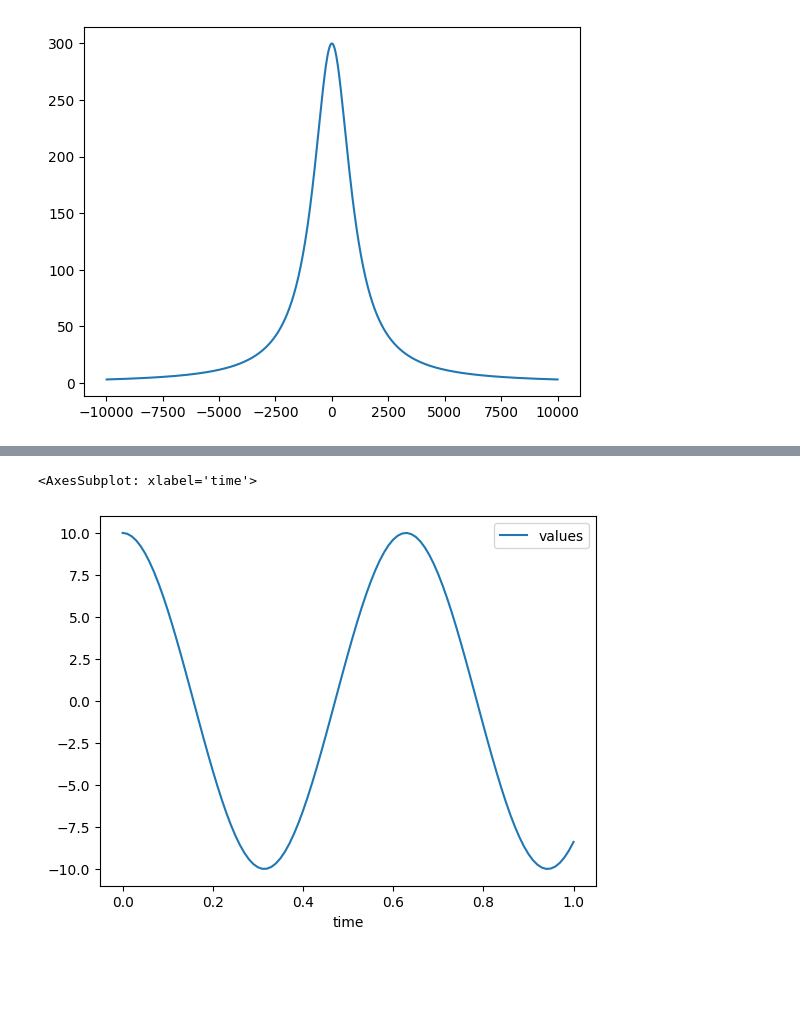
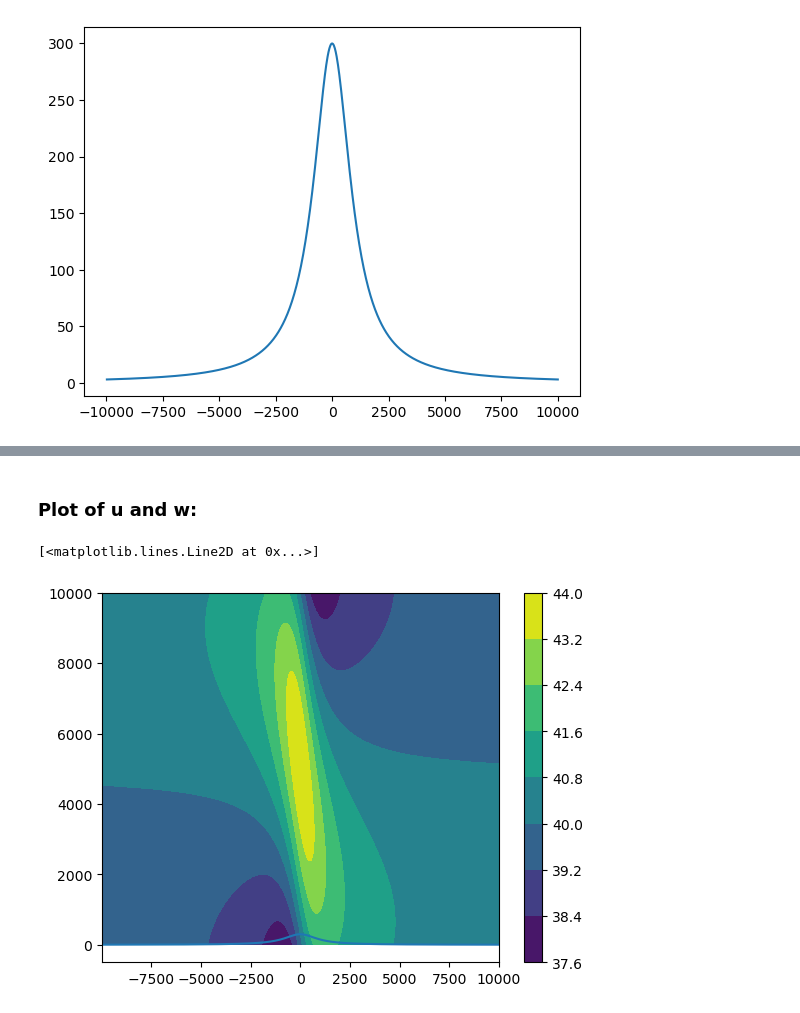
Before and after one commit to MomoInSpace/tlab_Tutorial, a Jupyter notebook: src/06_MetMod_programming/sheet2/Sheet2.ipynb, the cells around one changed output, grey strips where cells are left out. Drawn from its saved outputs; the diff is of its cells as text; code cells hidden in the pictures; blank space fills up the shorter version.

```diff
--- a/src/06_MetMod_programming/sheet2/Sheet2.ipynb
+++ b/src/06_MetMod_programming/sheet2/Sheet2.ipynb
@@ -19,6 +34,5 @@ import pandas as pd
 # %%
 delta = np.genfromtxt("data/delta.csv", delimiter=",")[:,:-1]#,invalid_raise=False)#, usemask=True)
 theta = np.genfromtxt("data/theta.csv", delimiter=",")[:,:-1]#,invalid_raise=False)#, usemask=True)
-zs = np.genfromtxt("data/zs.csv", delimiter=",")#,invalid_raise=False)#, usemask=True)
-x = np.genfromtxt("data/x.csv", delimiter=",")#,invalid_raise=False)#, usemask=True)
-z = np.genfromtxt("data/z.csv", delimiter=",")#,invalid_raise=False)#, usemask=True)
+u_wind = np.genfromtxt("data/u_wind.csv", delimiter=",")[:,:-1]#,invalid_raise=False)#, usemask=True)
+w_wind= np.genfromtxt("data/w_wind.csv", delimiter=",")[:,:-1]#,invalid_raise=False)#, usemask=True)
@@ -154,5 +64,9 @@ df
-# %%
-df.plot(x = 'time', y = 'values')
-# %% [output]
-<AxesSubplot: xlabel='time'>
-[figure, removed]
+# %% [markdown]
+### Plot of u and w:
+# %%
+fig = plt.contourf(x,z,u_wind.T)
+plt.colorbar(fig)
+plt.plot(x,zs)
+# %% [output]
+[<matplotlib.lines.Line2D at 0x...>]
+[figure, added]
```
Also changed, not shown: parts of 35 cells of this notebook, 7 other files.
